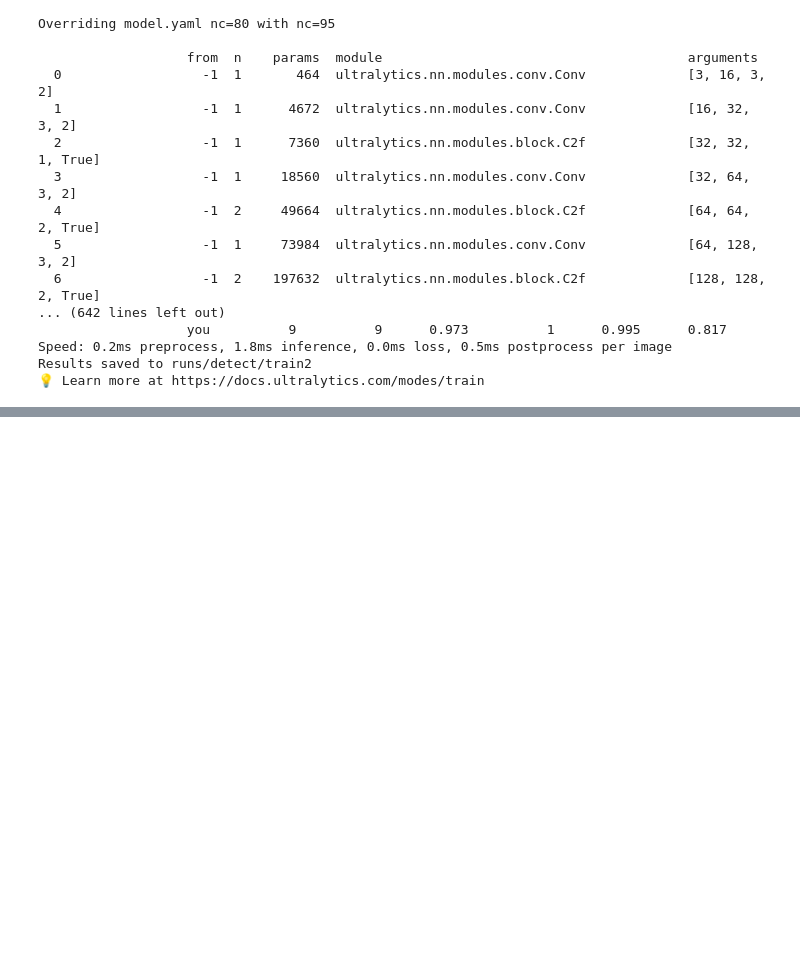
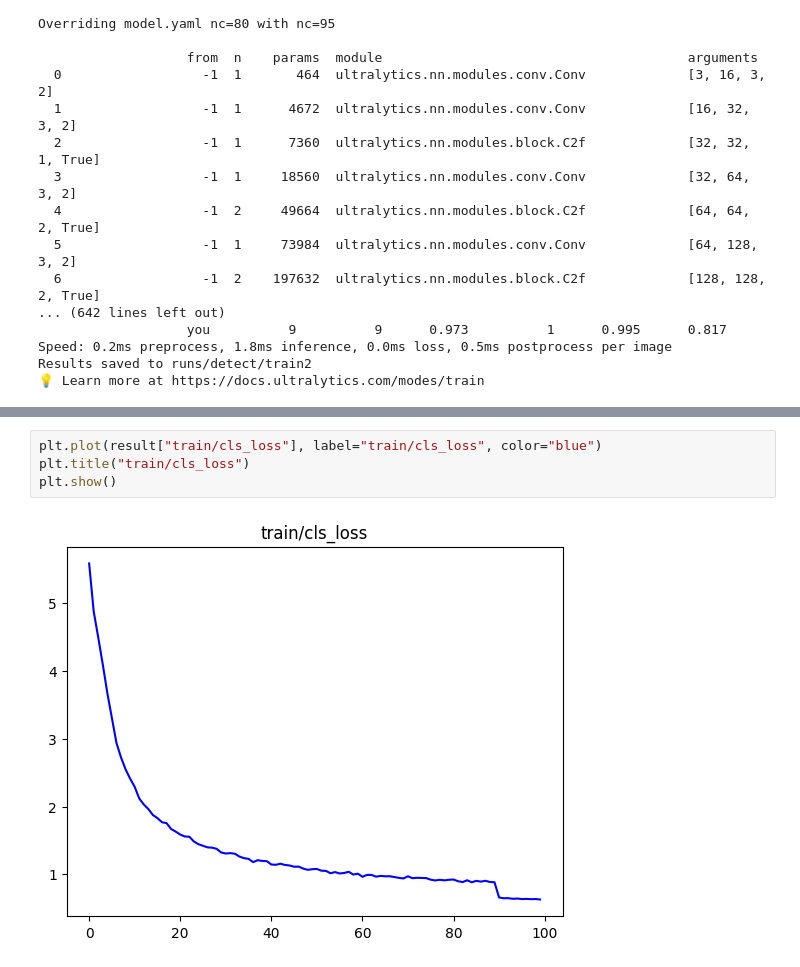
Before and after one commit to ahmedhany14/Egyption-Hieroglyphs-detection, a Jupyter notebook: src/Object Detection/workspaceTrianing.ipynb, the cells around one changed output, grey strips where cells are left out. Cells and saved outputs as stored; diff of their text form; blank space fills up the shorter version.

```diff
--- a/src/Object Detection/workspaceTrianing.ipynb
+++ b/src/Object Detection/workspaceTrianing.ipynb
@@ -273,0 +300,6 @@ Results saved to runs/detect/train2
+# %%
+plt.plot(result["train/cls_loss"], label="train/cls_loss", color="blue")
+plt.title("train/cls_loss")
+plt.show()
+# %% [output]
+[figure, added]
```
Also changed, not shown: parts of 7 cells of this notebook.
